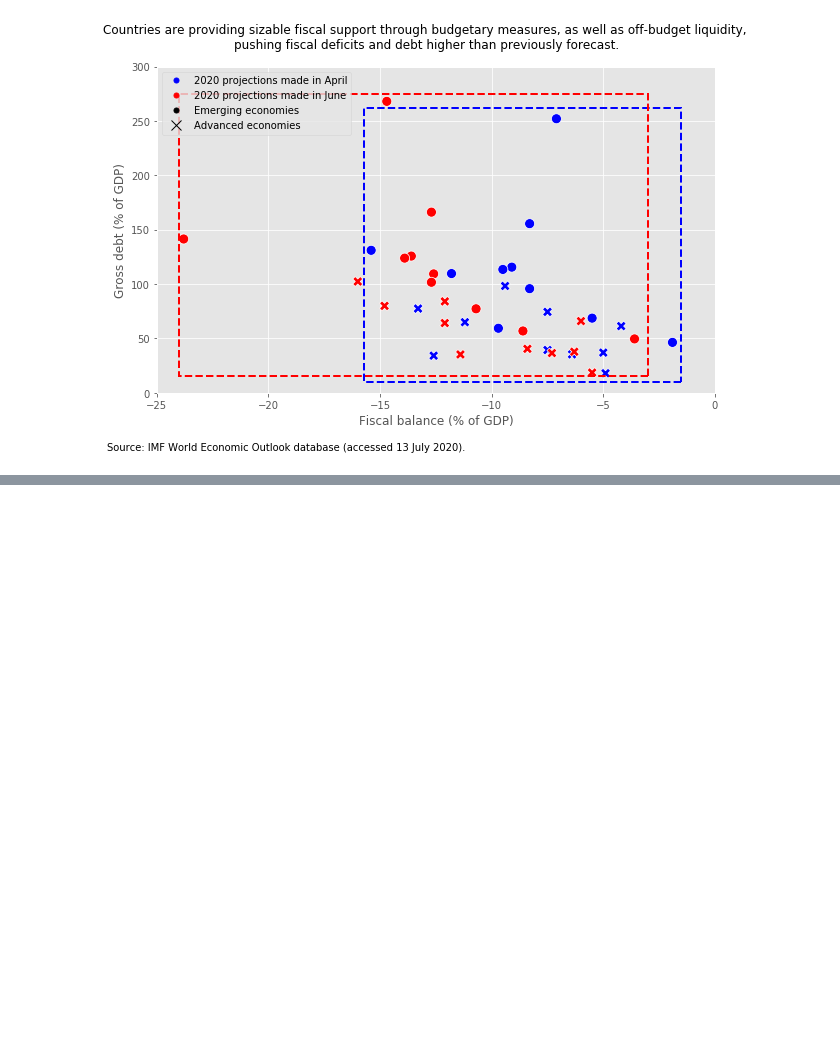
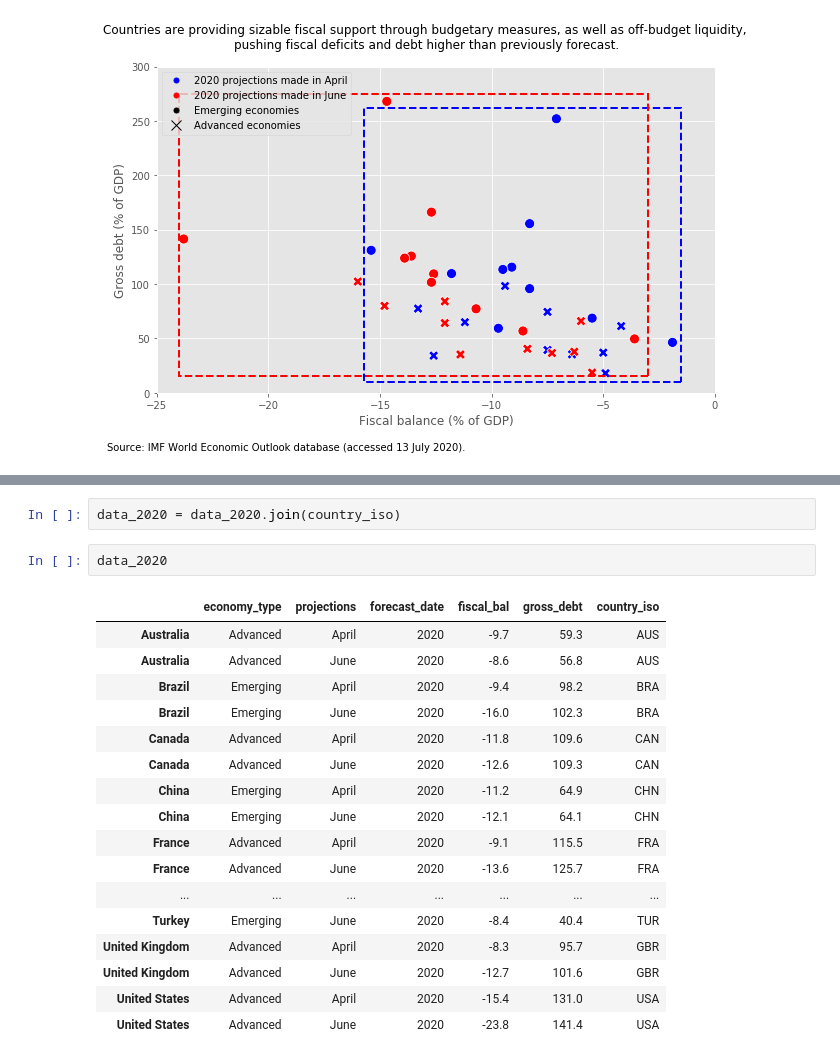
Before and after one commit to jessonpagaduan/IMFWEO-covid19, a Jupyter notebook: imf-weo-data.ipynb, the cells around one changed output, grey strips where cells are left out. Drawn from its saved outputs; the diff is of its cells as text; blank space fills up the shorter version.

```diff
--- a/imf-weo-data.ipynb
+++ b/imf-weo-data.ipynb
@@ -580,0 +588,22 @@ plt.show()
+# %%
+data_2020 = data_2020.join(country_iso)
+# %%
+data_2020
+# %% [output]
+|  | economy_type | projections | forecast_date | fiscal_bal | gross_debt | country_iso |
+| Australia | Advanced | April | 2020 | -9.7 | 59.3 | AUS |
+| Australia | Advanced | June | 2020 | -8.6 | 56.8 | AUS |
+| Brazil | Emerging | April | 2020 | -9.4 | 98.2 | BRA |
+| Brazil | Emerging | June | 2020 | -16.0 | 102.3 | BRA |
+| Canada | Advanced | April | 2020 | -11.8 | 109.6 | CAN |
+| Canada | Advanced | June | 2020 | -12.6 | 109.3 | CAN |
+| China | Emerging | April | 2020 | -11.2 | 64.9 | CHN |
+| China | Emerging | June | 2020 | -12.1 | 64.1 | CHN |
+| France | Advanced | April | 2020 | -9.1 | 115.5 | FRA |
+| France | Advanced | June | 2020 | -13.6 | 125.7 | FRA |
+| ... | ... | ... | ... | ... | ... | ... |
+| Turkey | Emerging | June | 2020 | -8.4 | 40.4 | TUR |
+| United Kingdom | Advanced | April | 2020 | -8.3 | 95.7 | GBR |
+| United Kingdom | Advanced | June | 2020 | -12.7 | 101.6 | GBR |
+| United States | Advanced | April | 2020 | -15.4 | 131.0 | USA |
+| United States | Advanced | June | 2020 | -23.8 | 141.4 | USA |
```
Also changed, not shown: parts of 2 cells of this notebook.
